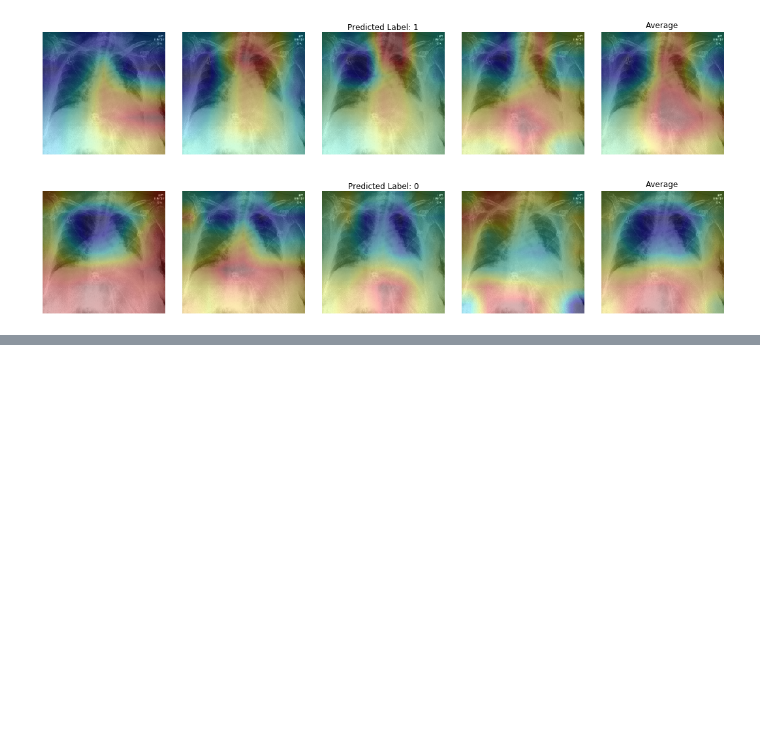
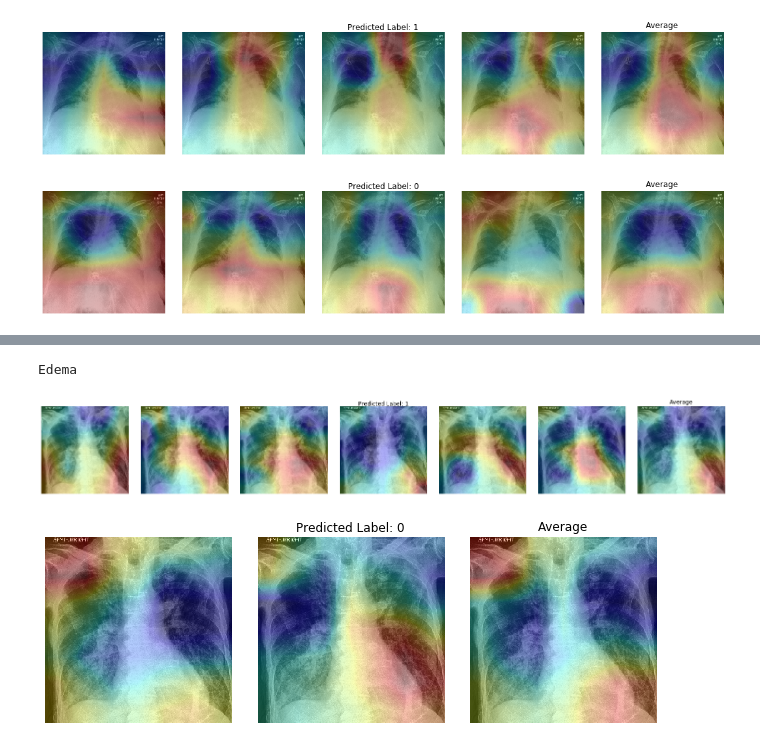
Before and after one commit to luca-nassano/ChestXRAY, a Jupyter notebook: CAM.ipynb, the cells around one changed output, grey strips where cells are left out. Saved outputs shown, nothing was run; the diff lists cells and outputs as text; code cells hidden in the pictures; blank space fills up the shorter version.

```diff
--- a/CAM.ipynb
+++ b/CAM.ipynb
@@ -187,0 +212,43 @@ plt.tight_layout()
+# %%
+print('Edema')
+n_rows = 1
+n_columns = positive_pred_cams.shape[0] +1
+fig = plt.figure(1,figsize=((3*(n_columns),3)))
+gs = fig.add_gridspec(1, n_columns)
+fig.suptitle('Predicted Label: 1')
+for i,cam in enumerate(positive_pred_cams):
+  ax = fig.add_subplot(gs[0,i])
+  ax.imshow(img[0,:,:,0],alpha=1,cmap='gray')
+  ax.imshow(cam, cmap='jet', alpha=0.3)
+  ax.axis('off')
+
+ax = fig.add_subplot(n_rows,n_columns,positive_pred_cams.shape[0] + 1)
+ax.imshow(img[0,:,:,0],alpha=1,cmap='gray')
+ax.imshow(np.average(positive_pred_cams,axis=0), cmap='jet', alpha=0.3)
+ax.axis('off')
+ax.set_title('Average')
+plt.tight_layout()
+
+
+fig2 = plt.figure(2,figsize=(3*(negative_pred_cams.shape[0] + 1),3))
+n_rows = 1
+n_columns = negative_pred_cams.shape[0] +1
+gs = fig.add_gridspec(1, n_columns)
+
+fig2.suptitle('Predicted Label: 0')
+for i,cam in enumerate(negative_pred_cams):
+  ax = fig2.add_subplot(gs[0,i])
+ # ax = fig2.add_subplot(n_rows,n_columns,i+1)
+  ax.imshow(img[0,:,:,0],alpha=1,cmap='gray')
+  ax.imshow(cam, cmap='jet', alpha=0.3)
+  ax.axis('off')
+ax = fig2.add_subplot(n_rows,n_columns,negative_pred_cams.shape[0] + 1)
+ax.imshow(img[0,:,:,0],alpha=1,cmap='gray')
+ax.imshow(np.average(negative_pred_cams,axis=0), cmap='jet', alpha=0.3)
+ax.axis('off')
+ax.set_title('Average')
+plt.tight_layout()
+# %% [output]
+Edema
+[figure, added]
+[figure, added]
```
Also changed, not shown: parts of 9 cells of this notebook.
